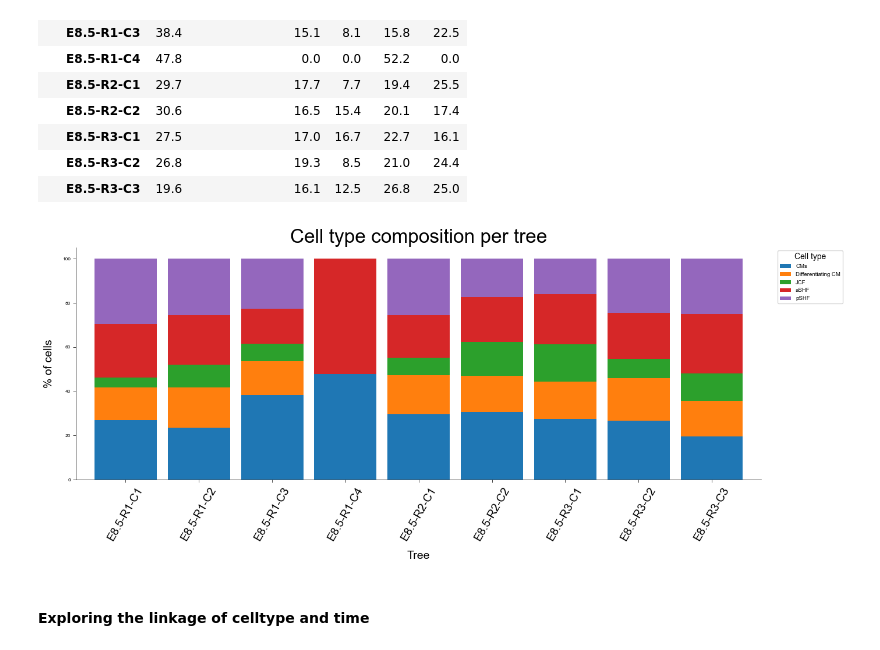
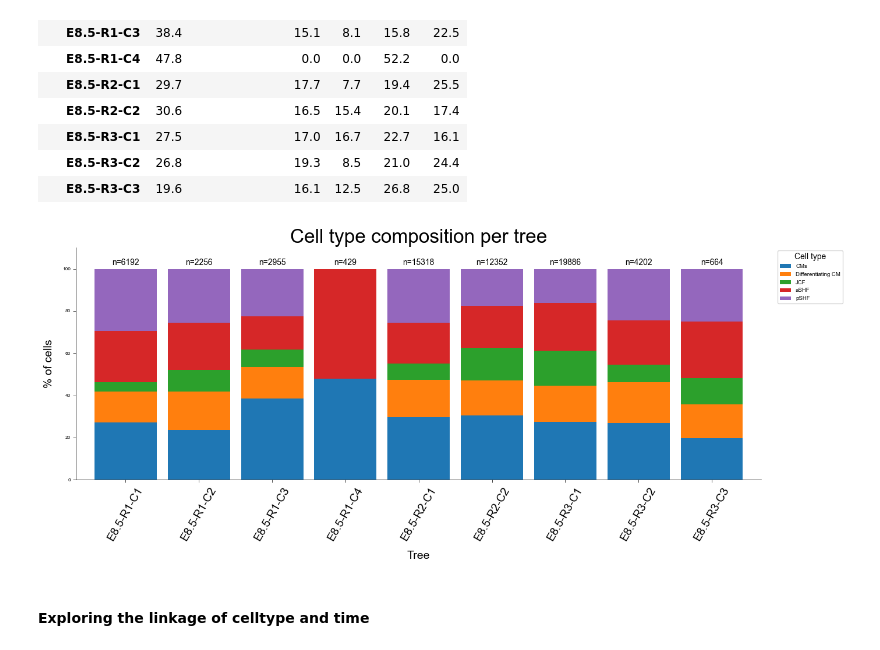
Before and after one commit to Oiya861028/Lineage_Tree_Construction, a Jupyter notebook: Cardiac_Analysis/Plotting/cardiac_specific_celltype_tree_plot.ipynb, the cells around one changed output. Cells and saved outputs as stored; diff of their text form; code cells hidden in the pictures.

Commit message:
editted some plot to include cell count. Heatmap of celltype proportion by replicates

```diff
--- a/Cardiac_Analysis/Plotting/cardiac_specific_celltype_tree_plot.ipynb
+++ b/Cardiac_Analysis/Plotting/cardiac_specific_celltype_tree_plot.ipynb
@@ -158,19 +158,26 @@ ct.round(1)
 | E8.5-R3-C2 | 26.8 | 19.3 | 8.5 | 21.0 | 24.4 |
 | E8.5-R3-C3 | 19.6 | 16.1 | 12.5 | 26.8 | 25.0 |
 # %%
+counts = adata.obs.groupby('tree').size()
 palette = get_color_palette(adata, color_key='cardiac_labels')
 colors = [palette.get(ct, "gray") for ct in ct.columns]
 
 ax = ct.plot(kind='bar', stacked=True, figsize=(14, 6), color=colors, width=0.85)
-ax.set_ylabel("% of cells", size = 14)
-ax.set_xlabel("Tree", size = 14)
+ax.set_ylabel("% of cells", size=14)
+ax.set_xlabel("Tree", size=14)
 ax.set_xticklabels(ax.get_xticklabels(), rotation=60, ha='center', fontsize=14)
-ax.set_title("Cell type composition per tree", size = 24)
+ax.set_title("Cell type composition per tree", size=24)
 ax.legend(title="Cell type", bbox_to_anchor=(1.02, 1), loc='upper left')
+
+# Add total n above each bar
+for i, tree_name in enumerate(ct.index):
+    ax.text(i, 101, f"n={counts[tree_name]}", ha='center', va='bottom', fontsize=10)
+
+ax.set_ylim(0, 110)  # leave headroom for the labels
 plt.tight_layout()
 plt.savefig(output_path_plot + "cardiac_celltype_composition_per_tree.png", bbox_inches='tight')
 # %% [output]
-[figure, old version]
+[figure, new version]
 # %%
 clone_key = "E8.5-R2-C1"
 # %%
```
